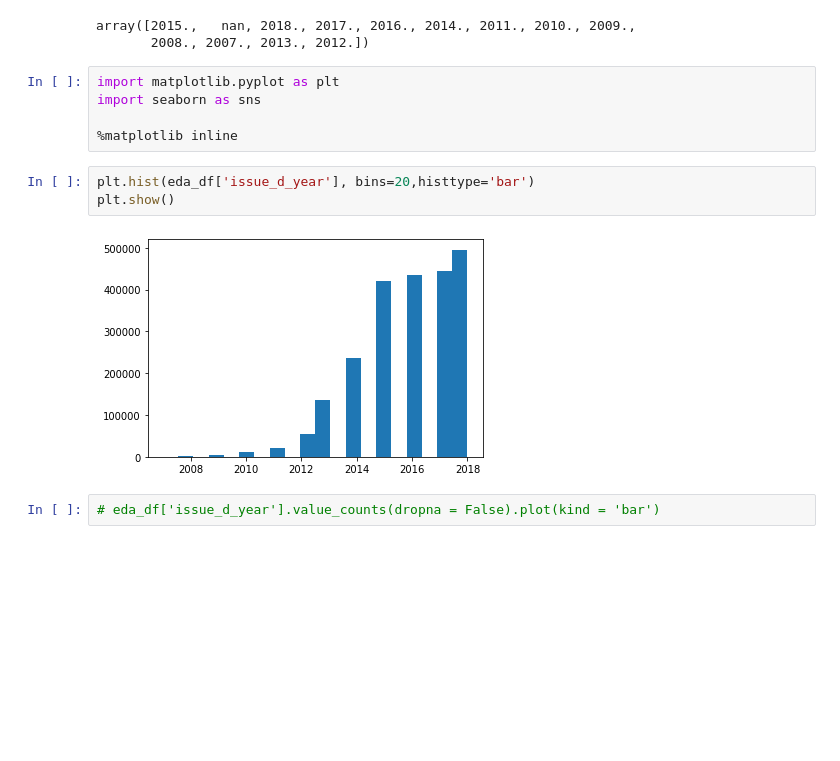
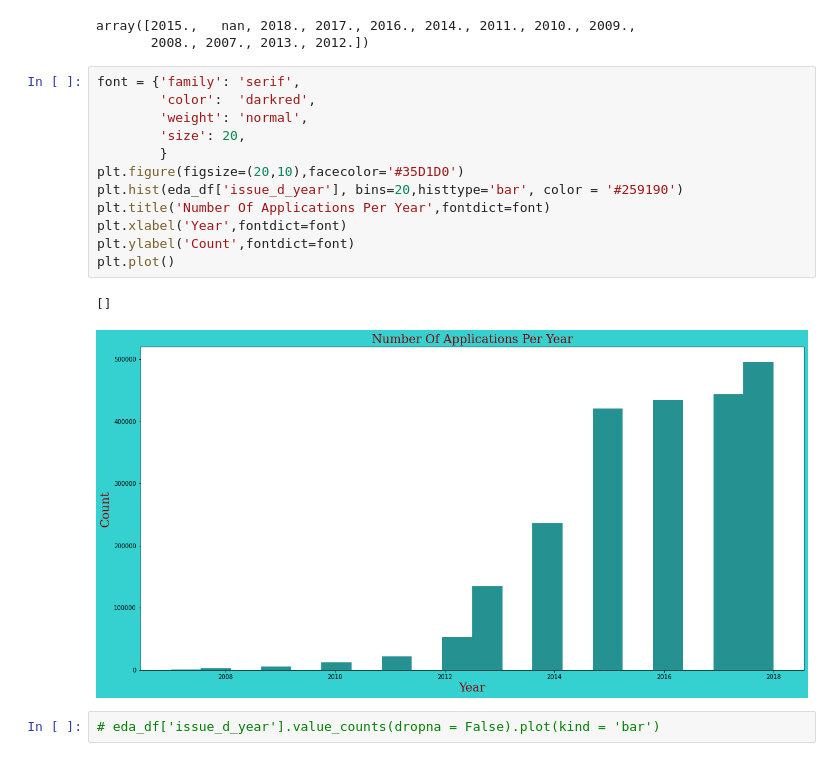
Before and after one commit to alind-saxena/Credit-Risk-Analysis, a Jupyter notebook: EDA.ipynb, the cells around one changed output. Cells and saved outputs as stored; diff of their text form; blank space fills up the shorter version.

```diff
--- a/EDA.ipynb
+++ b/EDA.ipynb
@@ -71,16 +77,21 @@ eda_df['issue_d_year'].unique()
 # %% [output]
 array([2015.,   nan, 2018., 2017., 2016., 2014., 2011., 2010., 2009.,
        2008., 2007., 2013., 2012.])
-# %%
-import matplotlib.pyplot as plt
-import seaborn as sns
-
-%matplotlib inline
-# %%
-plt.hist(eda_df['issue_d_year'], bins=20,histtype='bar')
-plt.show()
-# %% [output]
-[figure, removed]
+# %%
+font = {'family': 'serif',
+        'color':  'darkred',
+        'weight': 'normal',
+        'size': 20,
+        }
+plt.figure(figsize=(20,10),facecolor='#35D1D0')
+plt.hist(eda_df['issue_d_year'], bins=20,histtype='bar', color = '#259190')
+plt.title('Number Of Applications Per Year',fontdict=font)
+plt.xlabel('Year',fontdict=font)
+plt.ylabel('Count',fontdict=font)
+plt.plot()
+# %% [output]
+[]
+[figure, added]
 # %%
 # eda_df['issue_d_year'].value_counts(dropna = False).plot(kind = 'bar')
 # %%
```
Also changed, not shown: parts of 17 cells of this notebook.
